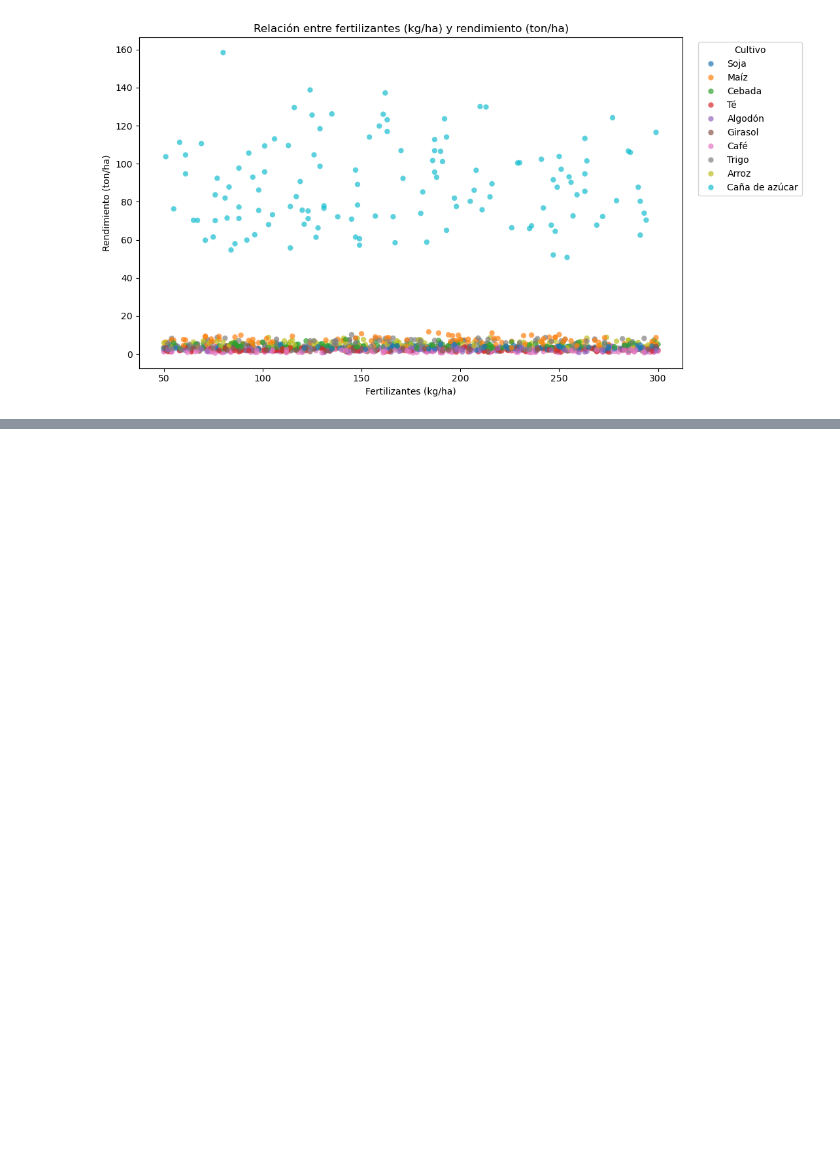
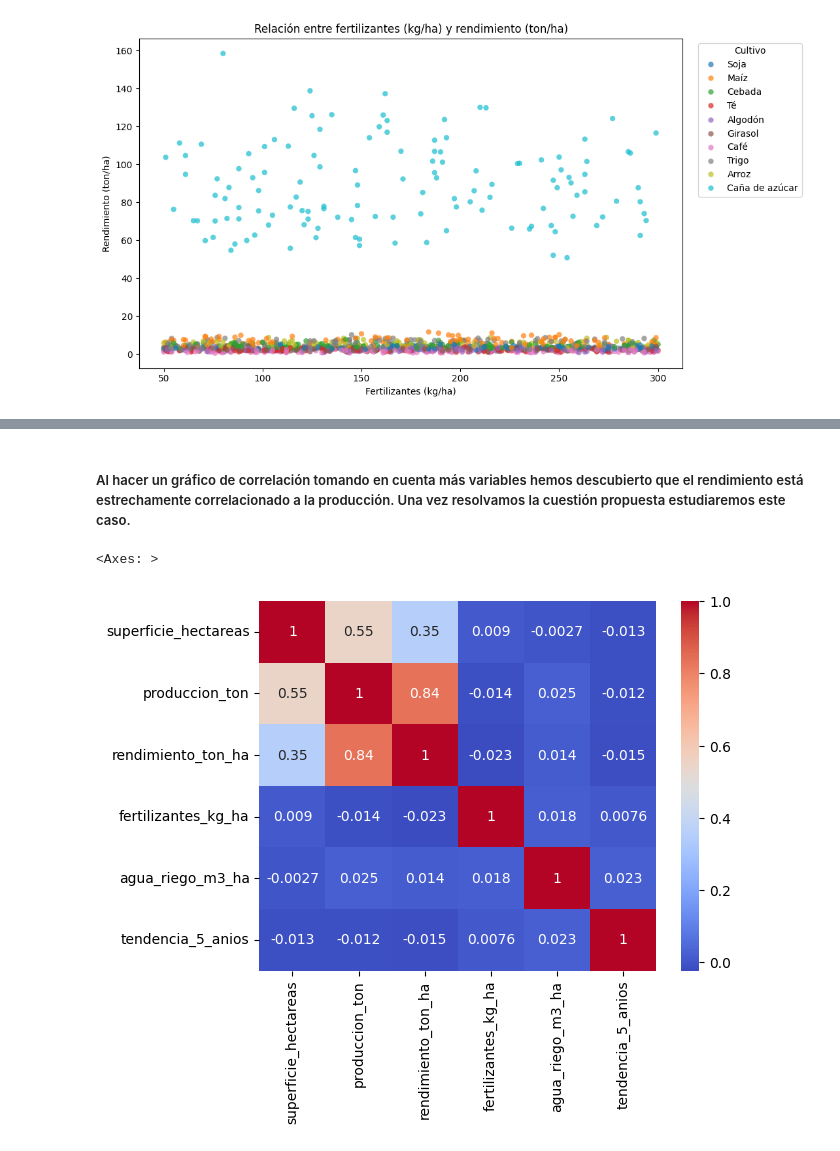
Before and after one commit to AitorBarrera/SBD_Trabajo_Final, a Jupyter notebook: Codigo.ipynb, the cells around one changed output, grey strips where cells are left out. Drawn from its saved outputs; the diff is of its cells as text; code cells hidden in the pictures; blank space fills up the shorter version.

```diff
--- a/Codigo.ipynb
+++ b/Codigo.ipynb
@@ -157,0 +216,16 @@ Correlación por cultivo:
+# %% [markdown]
+##### Al hacer un gráfico de correlación tomando en cuenta más variables hemos descubierto que el rendimiento está estrechamente correlacionado a la producción. Una vez resolvamos la cuestión propuesta estudiaremos este caso.
+# %%
+vars_estudio = [
+    'superficie_hectareas',
+    'produccion_ton',
+    'rendimiento_ton_ha',
+    'fertilizantes_kg_ha',
+    'agua_riego_m3_ha',
+    'tendencia_5_anios'
+]
+sub = datasets['produccion_agricola'][vars_estudio].dropna()
+sns.heatmap(sub.corr(), annot=True, cmap='coolwarm')
+# %% [output]
+<Axes: >
+[figure, added]
```
Also changed, not shown: parts of 26 cells of this notebook.
